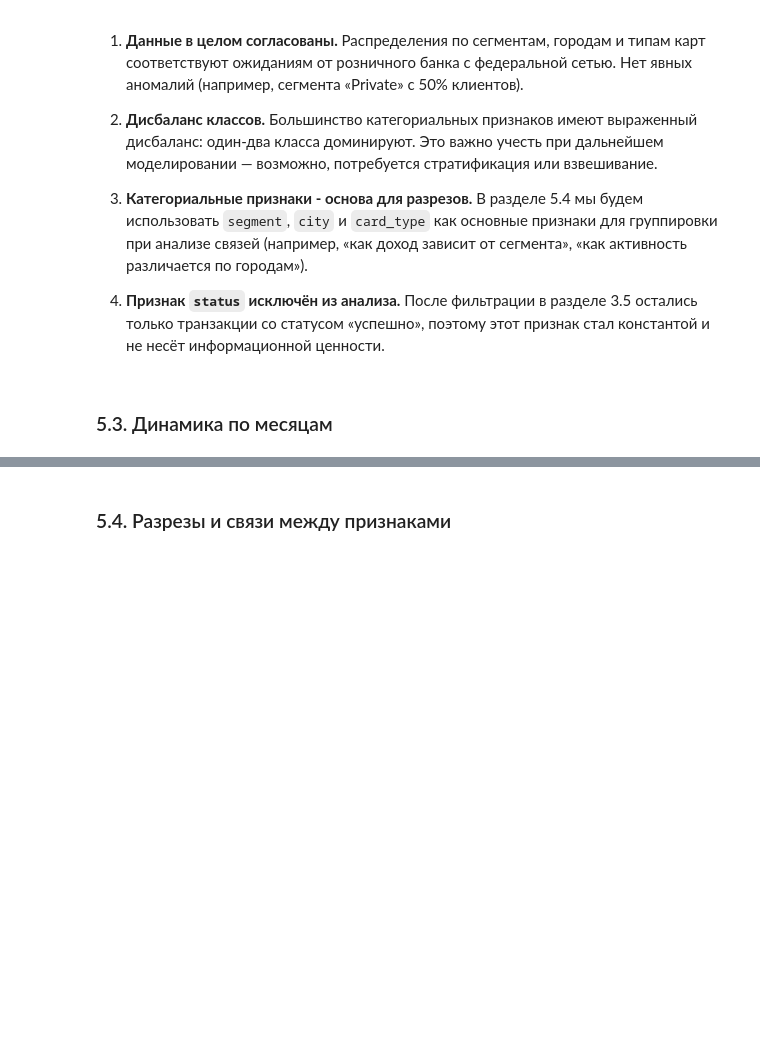
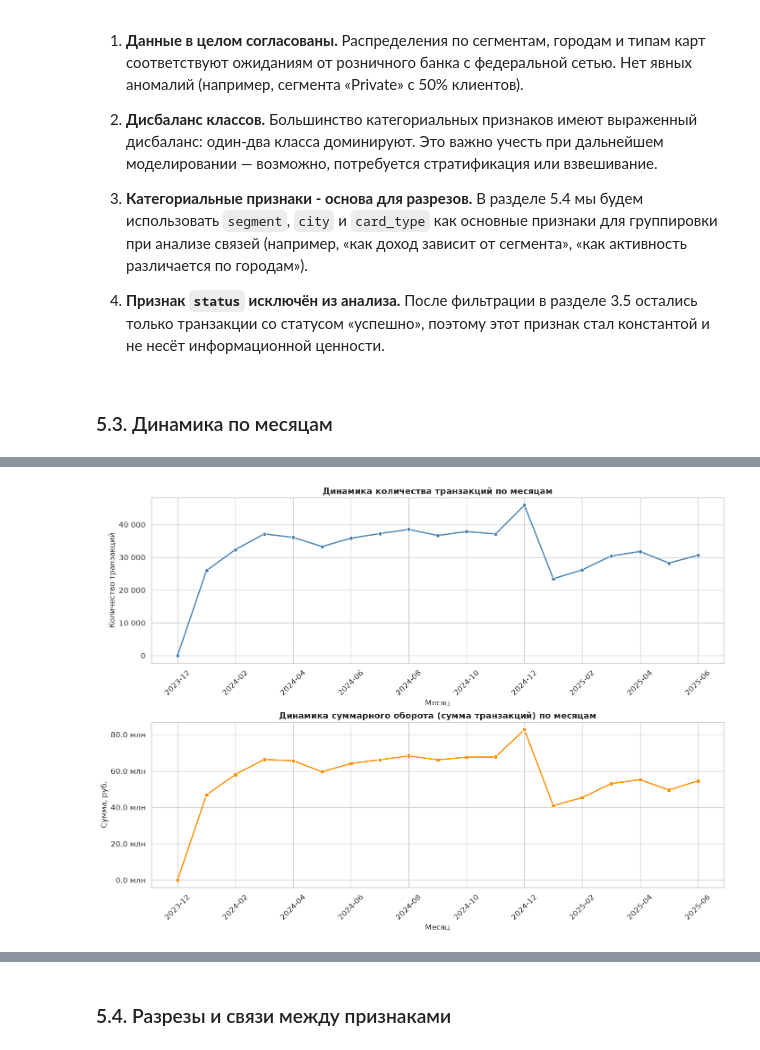
Before and after one commit to S4pph1reee/Andrew_Goncharenok_Lab1, a Jupyter notebook: notebooks/01_analysis.ipynb, the cells around one changed output, grey strips where cells are left out. Drawn from its saved outputs; the diff is of its cells as text; code cells hidden in the pictures; blank space fills up the shorter version.

Commit message:
feat: add section 5.3 monthly dynamics analysis

```diff
--- a/notebooks/01_analysis.ipynb
+++ b/notebooks/01_analysis.ipynb
@@ -1504,3 +1868,91 @@ plt.show()
 4. **Признак `status` исключён из анализа.** После фильтрации в разделе 3.5 остались только транзакции со статусом «успешно», поэтому этот признак стал константой и не несёт информационной ценности.
 # %% [markdown]
 ### 5.3. Динамика по месяцам
+# %%
+import matplotlib.pyplot as plt
+import seaborn as sns
+import pandas as pd
+import matplotlib.ticker as mticker
+
+sns.set_theme(style="whitegrid", font_scale=1.1)
+# %%
+# 1. Извлекаем период (год-месяц) из даты транзакции
+df_transactions_clean['year_month'] = df_transactions_clean['txn_datetime'].dt.to_period('M')
+
+print(f"\nПериод данных: с {df_transactions_clean['year_month'].min()} по {df_transactions_clean['year_month'].max()}")
+print(f"Количество месяцев в выборке: {df_transactions_clean['year_month'].nunique()}")
+
+# 2. Агрегируем данные по месяцам
+monthly_stats = df_transactions_clean.groupby('year_month').agg(
+    txn_count=('amount', 'size'),       # Количество транзакций
+    total_amount=('amount', 'sum'),     # Суммарный оборот
+    avg_amount=('amount', 'mean')       # Средний чек
+).reset_index()
+
+# Преобразуем Period в строку для корректного отображения на оси X
+monthly_stats['year_month_str'] = monthly_stats['year_month'].astype(str)
+
+print("\nАгрегированная статистика по месяцам:")
+print(monthly_stats[['year_month_str', 'txn_count', 'total_amount', 'avg_amount']].to_string(index=False))
+
+# 3. Находим последний месяц с существенной активностью (например, > 100 транзакций)
+# Это нужно, чтобы отрезать "хвост" с единичными транзакциями
+threshold = 100
+last_significant_month = monthly_stats[monthly_stats['txn_count'] > threshold]['year_month_str'].max()
+print(f"\nПоследний месяц с активностью > {threshold} транзакций: {last_significant_month}")
+
+# Фильтруем данные до этого месяца
+monthly_stats_filtered = monthly_stats[monthly_stats['year_month_str'] <= last_significant_month].copy()
+
+# 4. Визуализация динамики
+plt.close('all')
+fig, axes = plt.subplots(2, 1, figsize=(14, 10), layout='constrained')
+
+# --- График 1: Количество транзакций ---
+sns.lineplot(
+    data=monthly_stats_filtered,
+    x='year_month_str',
+    y='txn_count',
+    ax=axes[0],
+    marker='o',
+    color='steelblue',
+    linewidth=2,
+    markersize=6
+)
+axes[0].set_title('Динамика количества транзакций по месяцам', fontsize=14, fontweight='bold')
+axes[0].set_xlabel('Месяц', fontsize=12)
+axes[0].set_ylabel('Количество транзакций', fontsize=12)
+axes[0].tick_params(axis='x', rotation=45)
+
+# Форматируем ось Y — добавляем пробелы для тысяч
+axes[0].yaxis.set_major_formatter(mticker.FuncFormatter(lambda x, p: f'{int(x):,}'.replace(',', ' ')))
+
+# Показываем только каждую 2-ю метку на оси X
+xticks = axes[0].get_xticks()
+axes[0].set_xticks(xticks[::2])
+
+# --- График 2: Суммарный оборот ---
+sns.lineplot(
+    data=monthly_stats_filtered,
+    x='year_month_str',
+    y='total_amount',
+    ax=axes[1],
+    marker='s',
+    color='darkorange',
+    linewidth=2,
+    markersize=6
+)
+axes[1].set_title('Динамика суммарного оборота (сумма транзакций) по месяцам', fontsize=14, fontweight='bold')
+axes[1].set_xlabel('Месяц', fontsize=12)
+axes[1].set_ylabel('Сумма, руб.', fontsize=12)
+axes[1].tick_params(axis='x', rotation=45)
+
+# Форматируем ось Y — показываем в миллионах рублей
+axes[1].yaxis.set_major_formatter(mticker.FuncFormatter(lambda x, p: f'{x/1e6:.1f} млн'))
+
+# Показываем только каждую 2-ю метку на оси X
+xticks = axes[1].get_xticks()
+axes[1].set_xticks(xticks[::2])
+
+plt.show()
+# %% [output]
@@ -1506,0 +1976 @@ plt.show()
+[figure, added]
```
Also changed, not shown: parts of 24 cells of this notebook.
